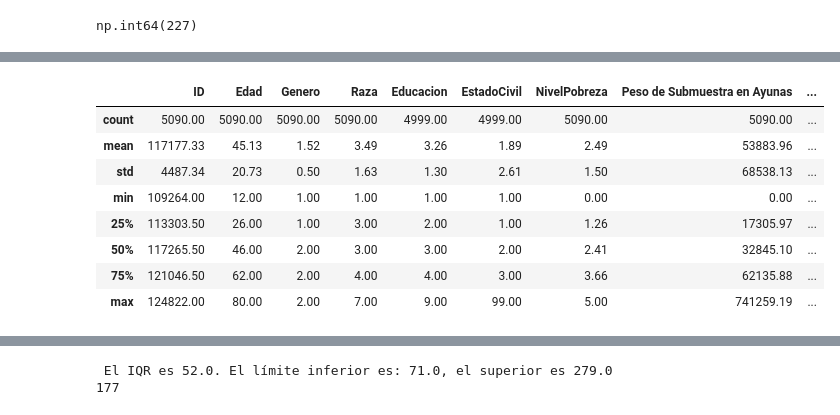
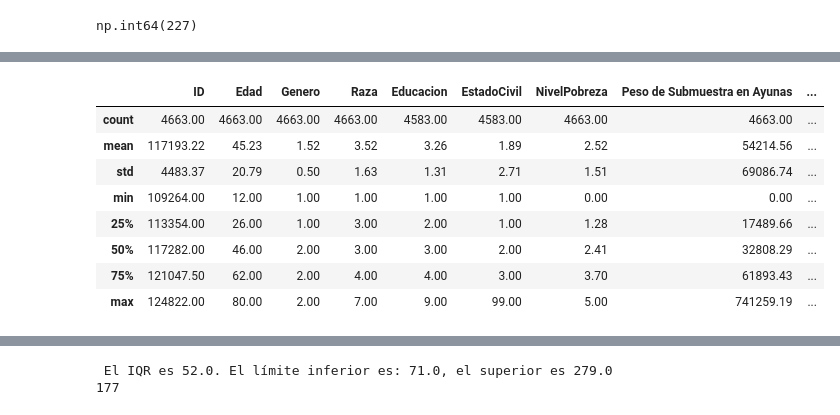
Before and after one commit to Manjanans/nhanes, a Jupyter notebook: notebooks/Untitled.ipynb, the cells around one changed output, grey strips where cells are left out. Saved outputs shown, nothing was run; the diff lists cells and outputs as text; code cells hidden in the pictures.

```diff
--- a/notebooks/Untitled.ipynb
+++ b/notebooks/Untitled.ipynb
@@ -298,0 +310,21 @@ consideracion_insulina = pd.merge(consideracion, insulina, on='ID', how='inner')
+# %%
+Q1 = consideracion_insulina_limpio["Insulina (μU/mL)"].quantile(0.25)
+Q3 = consideracion_insulina_limpio["Insulina (μU/mL)"].quantile(0.75)
+IQR = Q3 - Q1
+
+# Calculating the bounds
+lower_bound = Q1 - 1.5 * IQR
+upper_bound = Q3 + 1.5 * IQR
+
+print(f" El IQR es {IQR}. El límite inferior es: {lower_bound}, el superior es {upper_bound}")
+
+# Identifying outliers
+outliers = consideracion_insulina_limpio[(consideracion_insulina_limpio["Insulina (μU/mL)"] < lower_bound) | (consideracion_insulina_limpio["Insulina (μU/mL)"] > upper_bound)]
+
+# Removing outliers
+insulina_limpio = consideracion_insulina_limpio[~((consideracion_insulina_limpio["Insulina (μU/mL)"] < lower_bound) | (consideracion_insulina_limpio["Insulina (μU/mL)"] > upper_bound))]
+
+# Checking the number of outliers
+num_outliers = len(outliers)
+
+print(num_outliers)
@@ -313,16 +348,16 @@ Insulina (pmol/L)                   465
 Código de Comentario de Insulina    465
 dtype: int64
 # %%
-consideracion_insulina.describe()
+insulina_limpio.describe()
 # %% [output]
 [interactive output not drawn]
 |  | ID | Edad | Genero | Raza | Educacion | EstadoCivil | NivelPobreza | Peso de Submuestra en Ayunas | ... |
-| count | 5090.00 | 5090.00 | 5090.00 | 5090.00 | 4999.00 | 4999.00 | 5090.00 | 5090.00 | ... |
-| mean | 117177.33 | 45.13 | 1.52 | 3.49 | 3.26 | 1.89 | 2.49 | 53883.96 | ... |
-| std | 4487.34 | 20.73 | 0.50 | 1.63 | 1.30 | 2.61 | 1.50 | 68538.13 | ... |
+| count | 4663.00 | 4663.00 | 4663.00 | 4663.00 | 4583.00 | 4583.00 | 4663.00 | 4663.00 | ... |
+| mean | 117193.22 | 45.23 | 1.52 | 3.52 | 3.26 | 1.89 | 2.52 | 54214.56 | ... |
+| std | 4483.37 | 20.79 | 0.50 | 1.63 | 1.31 | 2.71 | 1.51 | 69086.74 | ... |
 | min | 109264.00 | 12.00 | 1.00 | 1.00 | 1.00 | 1.00 | 0.00 | 0.00 | ... |
-| 25% | 113303.50 | 26.00 | 1.00 | 3.00 | 2.00 | 1.00 | 1.26 | 17305.97 | ... |
-| 50% | 117265.50 | 46.00 | 2.00 | 3.00 | 3.00 | 2.00 | 2.41 | 32845.10 | ... |
-| 75% | 121046.50 | 62.00 | 2.00 | 4.00 | 4.00 | 3.00 | 3.66 | 62135.88 | ... |
+| 25% | 113354.00 | 26.00 | 1.00 | 3.00 | 2.00 | 1.00 | 1.28 | 17489.66 | ... |
+| 50% | 117282.00 | 46.00 | 2.00 | 3.00 | 3.00 | 2.00 | 2.41 | 32808.29 | ... |
+| 75% | 121047.50 | 62.00 | 2.00 | 4.00 | 4.00 | 3.00 | 3.70 | 61893.43 | ... |
 | max | 124822.00 | 80.00 | 2.00 | 7.00 | 9.00 | 99.00 | 5.00 | 741259.19 | ... |
 # %%
```
Also changed, not shown: parts of 50 cells of this notebook.
